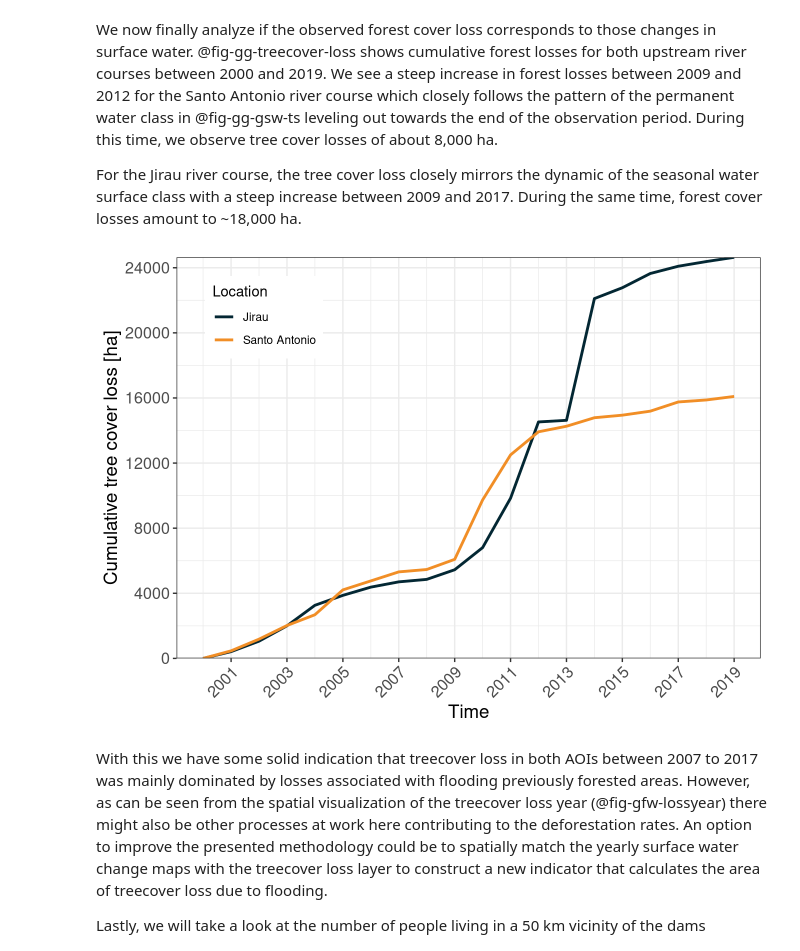
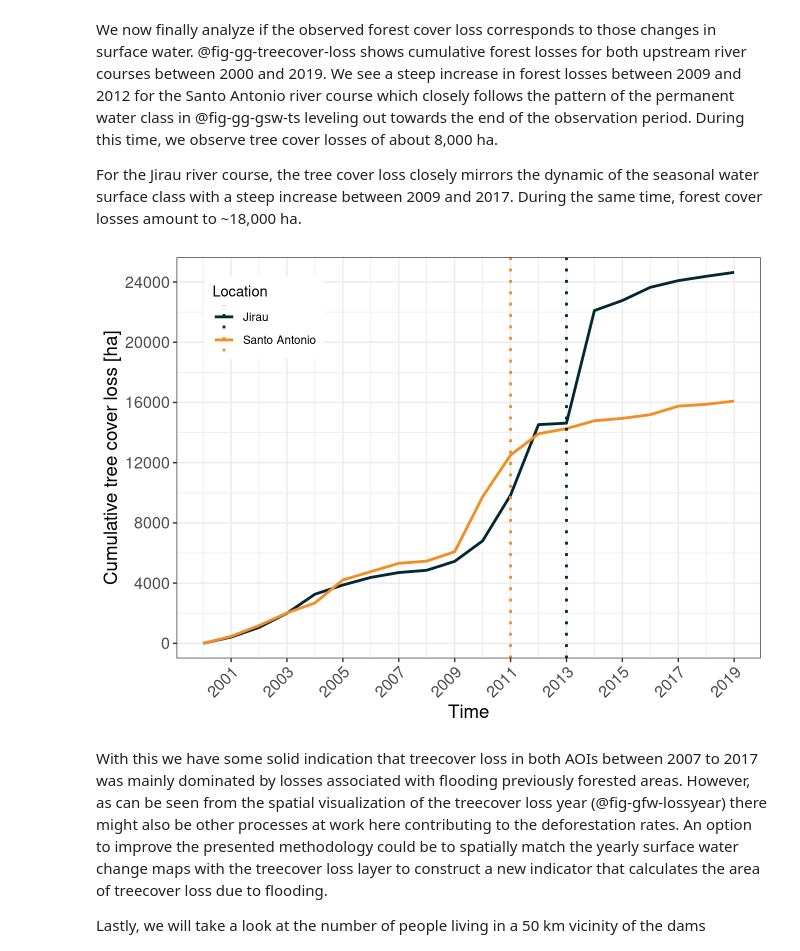
Before and after one commit to mapme-initiative/demo-madeira, a Jupyter notebook: index.embed.ipynb, the cells around one changed output. Drawn from its saved outputs; the diff is of its cells as text; code cells hidden in the pictures.

```diff
--- a/index.embed.ipynb
+++ b/index.embed.ipynb
@@ -69,7 +85,7 @@ To obtain our area of interest, we first need to define the locations of the two
 dams <- st_as_sf(
     data.frame(
         name = c("Santo Antonio", "Jirau"),
-        start_flooding = c(2011, 2013),
+        start_flooding = as.POSIXct(c("2011-01-01", "2013-01-01")),
         longitude = c(-63.9506, -64.6478),
         latitude = c(-8.8016, -9.2665)
     ),
@@ -119,21 +134,23 @@ crop_upstream <- function(
 Let’s apply this function to retrieve the upstream portion of the Madeira river for each of the two dams. We also will apply a 5 km buffer around these lines, which will represent our AOIs for analyzing flooding and forest cover loss. Additionally, we will buffer the point locations by 50 km, as a second set of AOI definition to estimate the number of directly affected people by the dam construction.
 # %%
 size <- units::as_units(50, "km")
-dams_buffer <- st_buffer(dams, dist = size)
-geoms <- lapply(1:2, \(i) crop_upstream(st_geometry(dams[i,]), st_geometry(madeira), dist = size, dir = "W"))
-geoms <- do.call(c, geoms)
-upstream <- dams
-st_geometry(upstream) <- geoms
+
+upstream <- dams |>
+  rowwise() |>
+  mutate(geometry = crop_upstream(geometry, st_geometry(madeira), dist = size, dir = "W"))
 st_length(upstream)
 #> Units: [m]
 #> [1] 59756.14 61117.12
-upstream_buffer <- st_buffer(upstream, dist = units::as_units(5, "km"))
+
+upstream_buffer <- st_buffer(upstream, dist = size / 10)
+st_area(upstream_buffer)
+#> Units: [m^2]
+#> [1] 696792723 709046753
+
+dams_buffer <- st_buffer(dams, dist = size)
 st_area(dams_buffer)
 #> Units: [m^2]
 #> [1] 7946363927 7949096690
-st_area(upstream_buffer)
-#> Units: [m^2]
-#> [1] 696792723 709046753
 # %% [markdown]
 The interactive visualization in @fig-leaflet-map shows our AOI definition worked as expected: we were able to retrieve the upstream river courses of roughly equal length and obtain respective buffer zones of roughly equal area.
 # %%
@@ -179,9 +196,11 @@ leaflet() |>
 # %% [markdown]
 Now that we have our AOIs available, we can turn towards fetching the required geospatial data. `mapme.biodiversity` works by creating a portfolio which consists of one or several assets. Spatial data will be downloaded only for the extent of the portfolio (where possible and sensible). For this, we create a portfolio consisting of our upstream buffers as well as the wider buffers around the dam locations:
 # %%
-portfolio <- do.call(rbind, list(dams_buffer, upstream_buffer))
-portfolio$type <- c(rep("buffer", 2), rep("upstream", 2))
-portfolio$assetid <- 1:nrow(portfolio)
+portfolio <- bind_rows(dams_buffer, upstream_buffer) |>
+  mutate(
+    type = c(rep("buffer", 2), rep("upstream", 2)),
+    assetid = row_number()
+  )
 portfolio
 #> Simple feature collection with 4 features and 4 fields
 #> Geometry type: POLYGON
@@ -189,10 +208,10 @@ portfolio
 #> Bounding box:  xmin: -65.10765 ymin: -9.72112 xmax: -63.4921 ymax: -8.348096
 #> Geodetic CRS:  WGS 84 (CRS84)
 #>            name start_flooding                       geometry     type assetid
-#> 1 Santo Antonio           2011 POLYGON ((-63.58061 -8.5388...   buffer       1
-#> 2         Jirau           2013 POLYGON ((-64.90595 -9.6371...   buffer       2
-#> 3 Santo Antonio           2011 POLYGON ((-64.31941 -9.1304... upstream       3
-#> 4         Jirau           2013 POLYGON ((-64.9534 -9.64327... upstream       4
+#> 1 Santo Antonio     2011-01-01 POLYGON ((-63.58061 -8.5388...   buffer       1
+#> 2         Jirau     2013-01-01 POLYGON ((-64.90595 -9.6371...   buffer       2
+#> 3 Santo Antonio     2011-01-01 POLYGON ((-64.31941 -9.1304... upstream       3
+#> 4         Jirau     2013-01-01 POLYGON ((-64.9534 -9.64327... upstream       4
 # %% [markdown]
 ## Setting up mapme.biodiversity
 
@@ -653,35 +673,36 @@ upstreams$treecover_area[[1]]
 #>  2 2001-01-01 00:00:00 treecover ha    50229.
 #>  3 2002-01-01 00:00:00 treecover ha    49511.
 #>  4 2003-01-01 00:00:00 treecover ha    48674.
 #>  5 2004-01-01 00:00:00 treecover ha    48013.
 #>  6 2005-01-01 00:00:00 treecover ha    46485.
 #>  7 2006-01-01 00:00:00 treecover ha    45933.
 #>  8 2007-01-01 00:00:00 treecover ha    45379.
 #>  9 2008-01-01 00:00:00 treecover ha    45234.
 #> 10 2009-01-01 00:00:00 treecover ha    44609.
 #> 11 2010-01-01 00:00:00 treecover ha    40959.
 #> 12 2011-01-01 00:00:00 treecover ha    38192.
 #> 13 2012-01-01 00:00:00 treecover ha    36774.
 #> 14 2013-01-01 00:00:00 treecover ha    36432.
 #> 15 2014-01-01 00:00:00 treecover ha    35908.
 #> 16 2015-01-01 00:00:00 treecover ha    35751.
 #> 17 2016-01-01 00:00:00 treecover ha    35506.
 #> 18 2017-01-01 00:00:00 treecover ha    34940.
 #> 19 2018-01-01 00:00:00 treecover ha    34818.
 #> 20 2019-01-01 00:00:00 treecover ha    34601.
 
 upstreams |>
     portfolio_long(indicators = "treecover_area", drop_geoms = TRUE) |>
     mutate(loss = cumsum(abs(c(0, diff(value)))), .by = name) |>
     ggplot(aes(x = datetime, y = loss, color = name)) +
     geom_line(lwd = 1) +
+    geom_vline(aes(xintercept = start_flooding, color = name), lwd = 1, linetype = 3) +
     scale_color_manual(values = colors) +
     scale_x_datetime(date_labels = "%Y", date_breaks = "2 years", date_minor_breaks = "1 years")  +
-    scale_y_continuous(breaks = seq(0, 24000, 4000), expand = c(0,0)) +
+    scale_y_continuous(breaks = seq(0, 24000, 4000), expand = c(0,1000)) +
     labs(x = "Time", y = "Cumulative tree cover loss [ha]", color = "Location") +
     my_theme()
 # %% [output]
-[figure, old version]
+[figure, new version]
 # %% [markdown]
 With this we have some solid indication that treecover loss in both AOIs between 2007 to 2017 was mainly dominated by losses associated with flooding previously forested areas. However, as can be seen from the spatial visualization of the treecover loss year (@fig-gfw-lossyear) there might also be other processes at work here contributing to the deforestation rates. An option to improve the presented methodology could be to spatially match the yearly surface water change maps with the treecover loss layer to construct a new indicator that calculates the area of treecover loss due to flooding.
 
```
Also changed, not shown: parts of 13 cells of this notebook, 12 other files.
